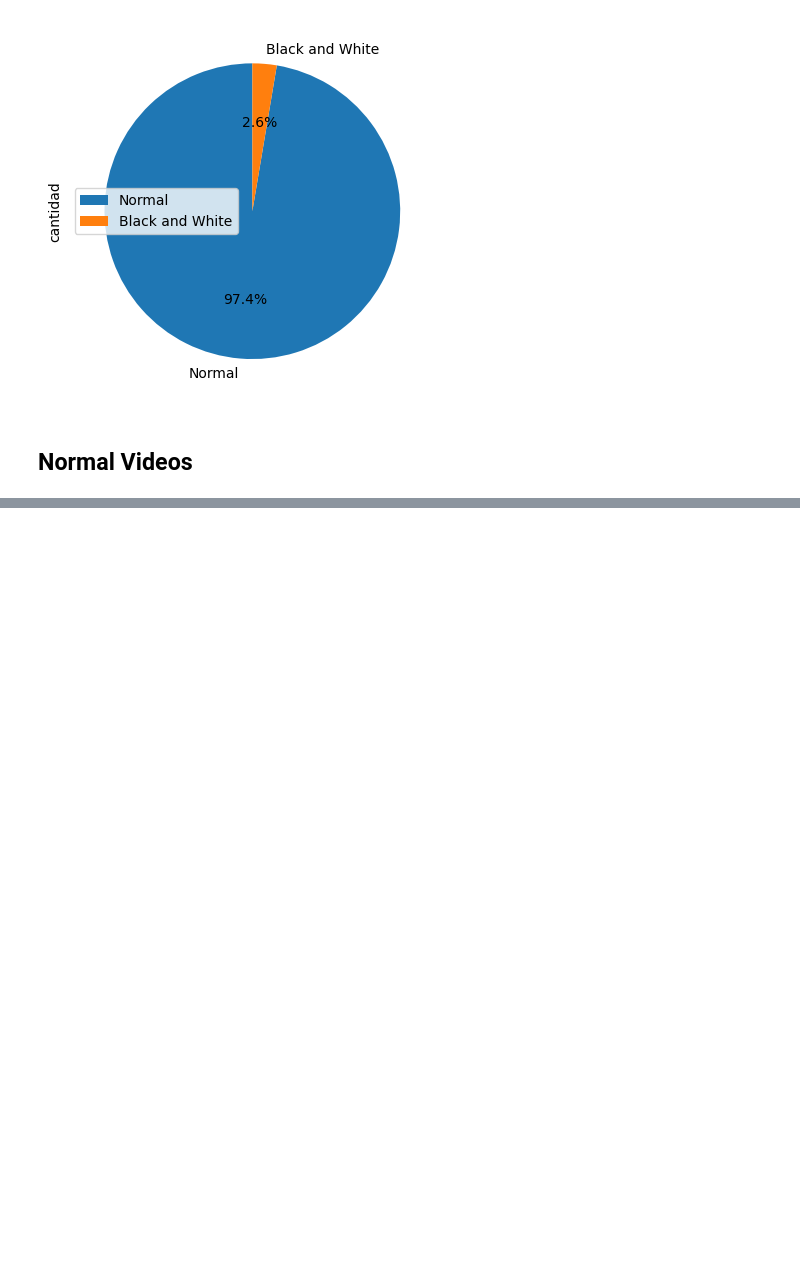
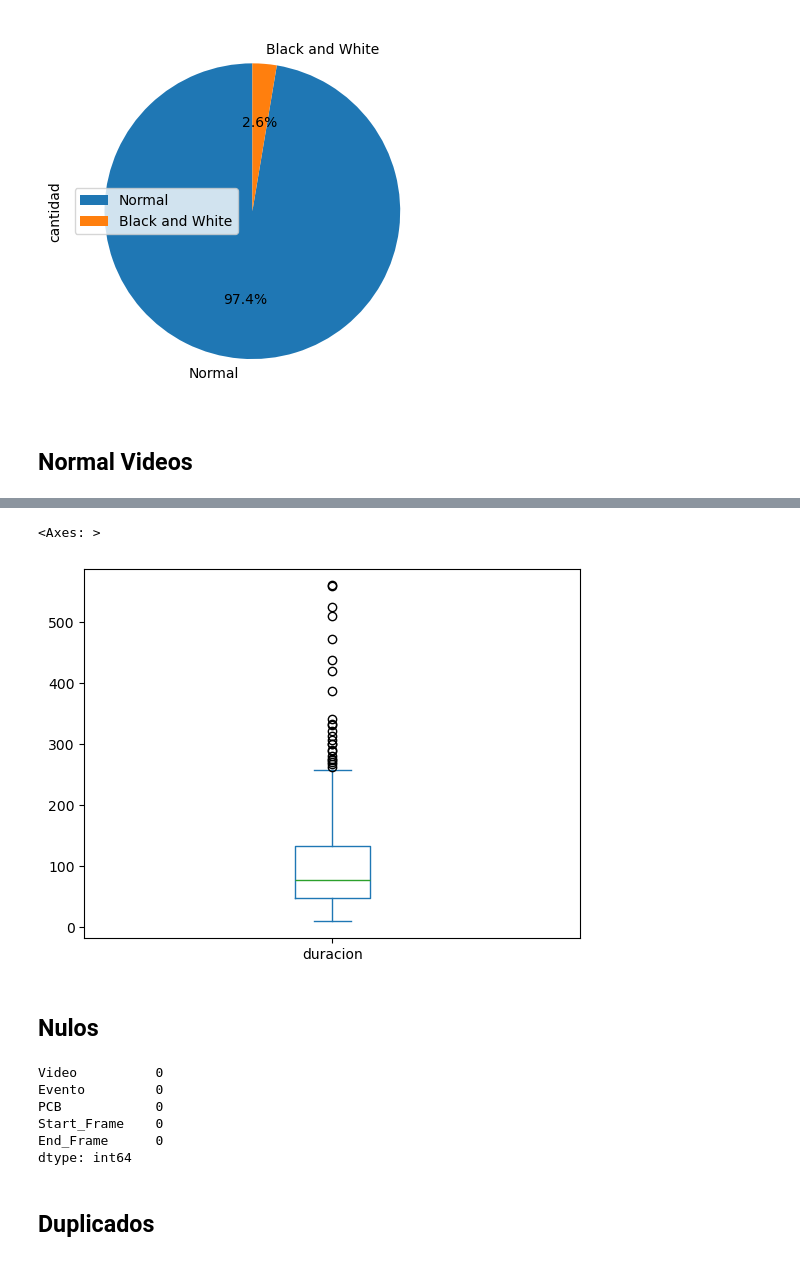
Before and after one commit to AndresH1234/Crime_Detection, a Jupyter notebook: notebooks/1_exploratory_data_analysis.ipynb, the cells around one changed output, grey strips where cells are left out. Saved outputs shown, nothing was run; the diff lists cells and outputs as text; code cells hidden in the pictures; blank space fills up the shorter version.

Commit message:
Manejo normal

```diff
--- a/notebooks/1_exploratory_data_analysis.ipynb
+++ b/notebooks/1_exploratory_data_analysis.ipynb
@@ -15,6 +15,16 @@ from scripts.blackAndWhite import BlackAndWhite
 # Extraer datos de un archivo CSV
 df = pd.read_csv('../data/raw/eventos.csv')
 normal = pd.read_csv('../data/raw/normal.csv')
+# %%
+import cv2
+# Crea una función para ver la duración de cada video
+def duracion_video(video, evento):
+    video_path = f"../data/Anomaly-Detection-Dataset/Anomaly-Videos/{evento}/{video}"
+    cap = cv2.VideoCapture(video_path)
+    fps = cap.get(cv2.CAP_PROP_FPS)
+    frame_count = int(cap.get(cv2.CAP_PROP_FRAME_COUNT))
+    duracion = frame_count/fps
+    return duracion
 # %% [markdown]
 ## Resumen de datos
 # %%
@@ -203,5 +198,8 @@ df_pie.plot.pie(y='cantidad', labels=df_pie['tipo'], autopct='%1.1f%%', startang
 # %% [output]
 <Axes: ylabel='cantidad'>
 [figure]
+# %%
+# Ver la duración de los videos
+df['duracion'] = df.apply(lambda x: duracion_video(x['Video'], x['Evento']), axis=1)
 # %% [markdown]
 ## Normal Videos
@@ -207,0 +261,20 @@ df_pie.plot.pie(y='cantidad', labels=df_pie['tipo'], autopct='%1.1f%%', startang
+# %%
+# Box plot de la duración
+df['duracion'].plot.box()
+# %% [output]
+<Axes: >
+[figure, added]
+# %% [markdown]
+## Nulos
+# %%
+# Nulos
+df_normal.isna().sum()
+# %% [output]
+Video          0
+Evento         0
+PCB            0
+Start_Frame    0
+End_Frame      0
+dtype: int64
+# %% [markdown]
+## Duplicados
```
Also changed, not shown: parts of 22 cells of this notebook, 1 other file.
